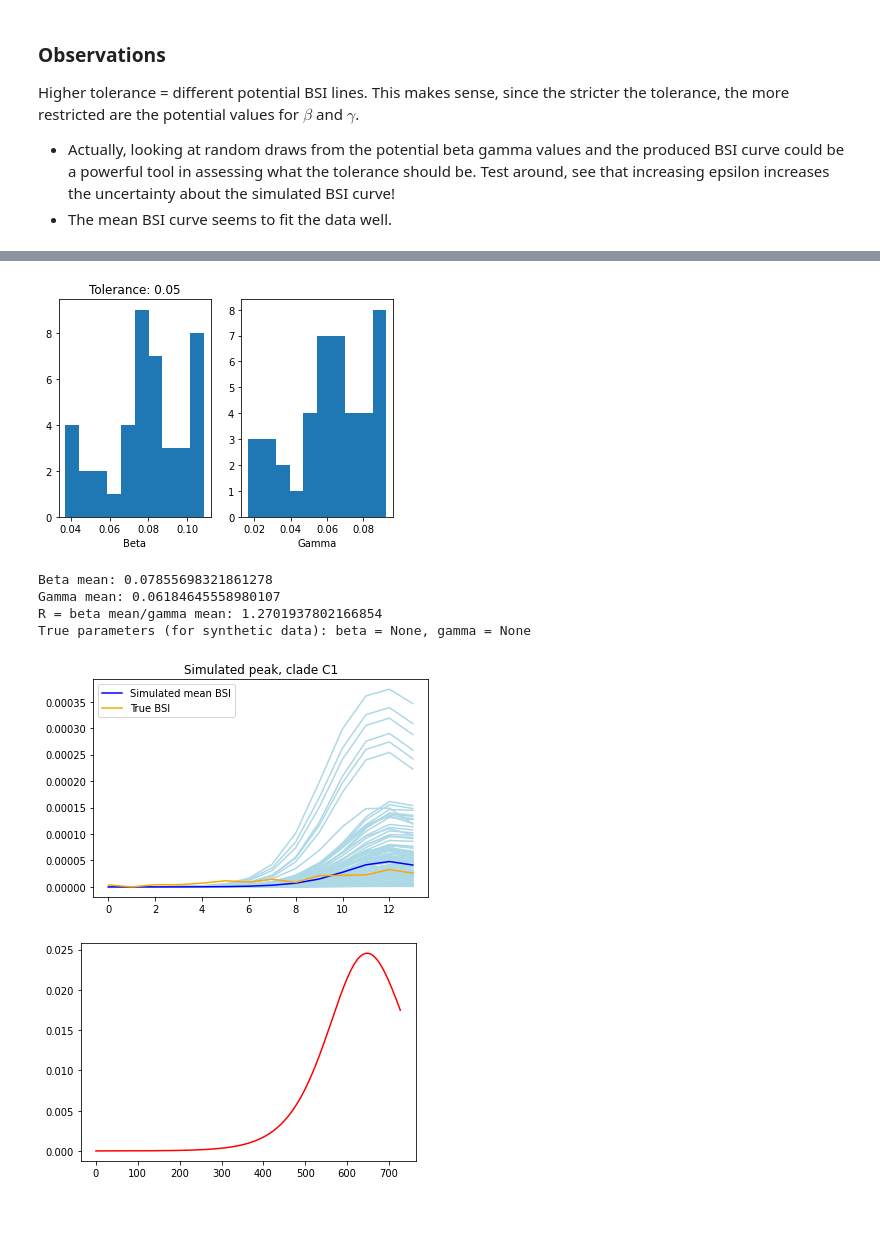
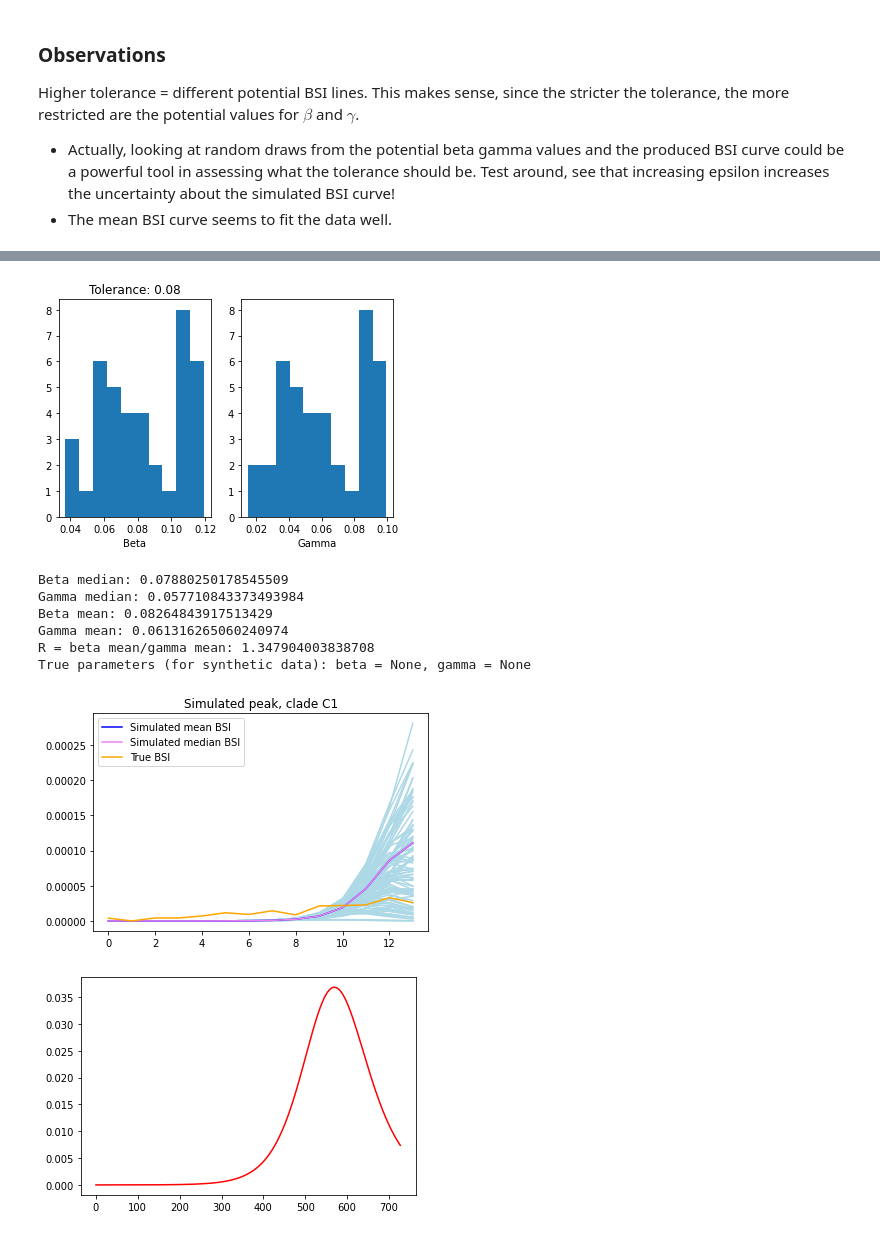
Before and after one commit to fanoja/Ecoli-R0, a Jupyter notebook: grid/grid_visualization.ipynb, the cells around one changed output, grey strips where cells are left out. Saved outputs shown, nothing was run; the diff lists cells and outputs as text; code cells hidden in the pictures.

```diff
--- a/grid/grid_visualization.ipynb
+++ b/grid/grid_visualization.ipynb
@@ -522,6 +506,12 @@ I0 = theta_BSI_A_0*theta_C/(theta_BSI_A_0 + or_hat*theta_BSI - theta_BSI_A_0*or_
 # %%
 # Test this by fitting to real data:
+
+res_root = "grid/res/14_years/"
+import os
+import importlib
 print(os.getcwd())
+os.chdir('/u/50/ojalaf2/unix/Dropbox (Aalto)/Ecoli/')
+
 import grid_params
 importlib.reload(grid_params)
 from grid_params import *
@@ -539,6 +529,7 @@ pop_size = 1000000
 theta_bsi = 0.00001
 res_id = "I0_test"
 obs_data = "NORM"
+n_grid = 250
 
 print(batch_size)
 
@@ -567,6 +558,7 @@ plt.savefig(res_root + "real_BSI_obs_" + res_id + ".pdf", format="pdf", bbox_inc
 Using real data. Dataset: NORM, clade: A
 [figure]
 # %%
+pairs = get_valid_beta_gamma_pairs(n_grid, n_grid)
 dists, summary_dists = get_distance_points(pairs, bsi_obs, sim_pars, [BSI_max, BSI_max_t])
 # %% [output]
 Iter: 0
@@ -742,16 +737,8 @@ plt.plot(bsi_obs)
 plt.title(f"Real BSI clade: {clade}, dataset: {obs_data}")
 plt.savefig(res_root + "real_BSI_obs_" + res_id + ".pdf", format="pdf", bbox_inches="tight")
 
-theta_bsi_a_0 = bsi_obs.iloc[0]/pop_size # note! Incidence data! Need to divide by the population size to get theta_bsi_a!
 
-
-or_hat = get_OR_hat(bsi_pars["or_data"], clade = bsi_pars["clade"], dataset = bsi_pars["dataset"], batch_size = sim_pars["batch_size"], random_state = sim_pars["random_state"])[0]
-I0 = (theta_bsi_a_0*bsi_pars["theta_c"]/(theta_bsi_a_0 + or_hat*bsi_pars["theta_bsi"] - theta_bsi_a_0*or_hat))*sim_pars["pop_size"] # this should be in individuals, not proportions!
-print(f"I0 is {I0}")
-sim_pars["I0"] = I0
-
-
-dists, summary_dists = get_distance_points(pairs, bsi_obs, sim_pars, [BSI_max, BSI_max_t])
+dists_c1, summary_dists = get_distance_points(pairs, bsi_obs, sim_pars, [BSI_max, BSI_max_t])
 # %% [output]
 Using real data. Dataset: NORM, clade: C1
 [figure]
@@ -776,23 +762,25 @@ SyntaxError: 'return' outside function (<ipython-input-129-251afd96a047>, line 5
 [figure]
 # %%
 # Get the estimated beta and gamma parameters with some tolerance value:
-eps = 0.05
+eps = 0.08
 bsi_obs_data = get_incidence_data("data/NORM_incidence.csv", clade = clade, is_prop = True, n_incidence_pop = 1000000)
 
 # Print point estimates:
 
-plot_histograms(dists, pairs[:,0], pairs[:,1], eps, save = False)
+plot_histograms(dists_c1, pairs[:,0], pairs[:,1], eps, save = False)
 
-print(f"Beta mean: {np.mean(pairs[np.where(dists< eps)[0],0])}")
-print(f"Gamma mean: {np.mean(pairs[np.where(dists < eps)[0],1])}")
-print(f"R = beta mean/gamma mean: {np.mean(pairs[np.where(dists < eps)[0],0])/np.mean(pairs[np.where(dists < eps)[0],1])}")
+print(f"Beta median: {np.median(pairs[np.where(dists_c1< eps)[0],0])}")
+print(f"Gamma median: {np.median(pairs[np.where(dists_c1 < eps)[0],1])}")
+print(f"Beta mean: {np.mean(pairs[np.where(dists_c1< eps)[0],0])}")
+print(f"Gamma mean: {np.mean(pairs[np.where(dists_c1 < eps)[0],1])}")
+print(f"R = beta mean/gamma mean: {np.mean(pairs[np.where(dists_c1 < eps)[0],0])/np.mean(pairs[np.where(dists_c1 < eps)[0],1])}")
 print(f"True parameters (for synthetic data): beta = {true_par1}, gamma = {true_par2}")
 
 # Simulate based on the beta and gamma parameters - simulate more than one potential colonization to quantify uncertainty:
 
 # The same indices, however, draws from a uniform distribution over the potential BSI curves (for example, from min(beta) to max(beta)),
 # does not take into account the normal distribution of the parameters
-acc_pairs = pairs[np.where(dists< eps)[0],:]
+acc_pairs = pairs[np.where(dists_c1< eps)[0],:]
 n_reps = 100
 indx = np.random.choice(np.arange(1,len(acc_pairs[:,0])), size = n_reps) # pairs to choose from
 
@@ -802,45 +790,56 @@ par2s = acc_pairs[indx, 1]
 # random indices: these pairs are potentially not valid biologically:
 #par1s = np.random.choice(pairs[np.where(dists< eps)[0],0], size = n_reps) #np.mean(pairs[np.where(dists< eps)[0],0])
 #par2s = np.random.choice(pairs[np.where(dists < eps)[0],1], size = n_reps)
 
-# In addition, show the mean simulation line:
-mean_simseq = SIR_and_BSI_simulator(par1 = np.mean(pairs[np.where(dists< eps)[0],0]), par2 = np.mean(pairs[np.where(dists < eps)[0],1]), nt = sim_pars["n_weeks"], N = sim_pars["pop_size"],\
-                               bsi_pars = bsi_pars, I0 = sim_pars["I0"], is_prop = sim_pars["is_prop"], is_agg = sim_pars["is_agg"],\
+# In addition, show the mean/median simulation line:
+mean_simseq = SIR_and_BSI_simulator(par1 = np.mean(pairs[np.where(dists_c1< eps)[0],0]), par2 = np.mean(pairs[np.where(dists_c1 < eps)[0],1]), nt = sim_pars["n_weeks"], N = sim_pars["pop_size"],\
+                               bsi_pars = bsi_pars, is_prop = sim_pars["is_prop"], is_agg = sim_pars["is_agg"],\
                                time_period = sim_pars["time_period"], reparam = sim_pars["reparam"], batch_size = sim_pars["batch_size"],\
                                random_state = sim_pars["random_state"])
-
+median_simseq = SIR_and_BSI_simulator(par1 = np.median(pairs[np.where(dists_c1< eps)[0],0]), par2 = np.median(pairs[np.where(dists_c1 < eps)[0],1]), nt = sim_pars["n_weeks"], N = sim_pars["pop_size"],\
+                               bsi_pars = bsi_pars, is_prop = sim_pars["is_prop"], is_agg = sim_pars["is_agg"],\
+                               time_period = sim_pars["time_period"], reparam = sim_pars["reparam"], batch_size = sim_pars["batch_size"],\
+                               random_state = sim_pars["random_state"])
 for i in range(0,n_reps):
     simseq = SIR_and_BSI_simulator(par1 = par1s[i], par2 = par2s[i], nt = sim_pars["n_weeks"], N = sim_pars["pop_size"],\
-                                   bsi_pars = bsi_pars, I0 = sim_pars["I0"], is_prop = sim_pars["is_prop"], is_agg = sim_pars["is_agg"],\
+                                   bsi_pars = bsi_pars, is_prop = sim_pars["is_prop"], is_agg = sim_pars["is_agg"],\
                                    time_period = sim_pars["time_period"], reparam = sim_pars["reparam"], batch_size = sim_pars["batch_size"],\
                                    random_state = sim_pars["random_state"])
 
     plt.plot(simseq[0], color = "lightblue") # jos kerron sadalla, osuu tuohon yhteen piikkiin sentään.
 
 plt.plot(mean_simseq[0], label = "Simulated mean BSI", color = "blue")
+plt.plot(median_simseq[0], label = "Simulated median BSI", color = "violet")
 plt.plot(np.array(bsi_obs_data), label = "True BSI", color = "orange")
 
 
 plt.legend()
 plt.title(f"Simulated peak, clade {clade}")
 plt.savefig(res_root + "incidence_results_I0_test" + ".pdf", format="pdf", bbox_inches="tight")
 plt.show()
 
 # also include the SIR curve representing the colonization proportion - mean value:
 from cluster.scripts.SIR_functions import SIR, prop_to_nSIR
-colseq = SIR(par1 = np.mean(pairs[np.where(dists< eps)[0],0]), par2 = np.mean(pairs[np.where(dists< eps)[0],1]),\
-             nt = sim_pars["n_weeks"], N = sim_pars["pop_size"], I0 = sim_pars["I0"], reparam = sim_pars["reparam"],\
+colseq = SIR(par1 = np.mean(pairs[np.where(dists_c1< eps)[0],0]), par2 = np.mean(pairs[np.where(dists_c1< eps)[0],1]),\
+             nt = sim_pars["n_weeks"], N = sim_pars["pop_size"], reparam = sim_pars["reparam"],\
              batch_size = sim_pars["batch_size"], random_state = sim_pars["random_state"])
 
 #print(colseq)
 plt.plot(colseq[1][0], label = f"Mean colonization", color = "red")
 plt.show()
+
+
+# NOTE: the median BSI curve varies on a simulation-by-simulation basis!!!! And quite much, what causes this stochasticity here?
+# - The only thing producing stocasticity at this stage is the odds ratio. It seems to have a pretty high impact on what the median BSI will be?
+# - TODO: check how differing the values of OR_hat can be and what is their impact on the simulated BSI curve. Also test the impact on I0.
 # %% [output]
-[figure, old version]
+[figure, new version]
-Beta mean: 0.07855698321861278
-Gamma mean: 0.06184645558980107
-R = beta mean/gamma mean: 1.2701937802166854
+Beta median: 0.07880250178545509
+Gamma median: 0.057710843373493984
+Beta mean: 0.08264843917513429
+Gamma mean: 0.061316265060240974
+R = beta mean/gamma mean: 1.347904003838708
 True parameters (for synthetic data): beta = None, gamma = None
-[figure, old version]
+[figure, new version]
-[figure, old version]
+[figure, new version]
 # %%
```
Also changed, not shown: parts of 13 cells of this notebook, 2 other files.
